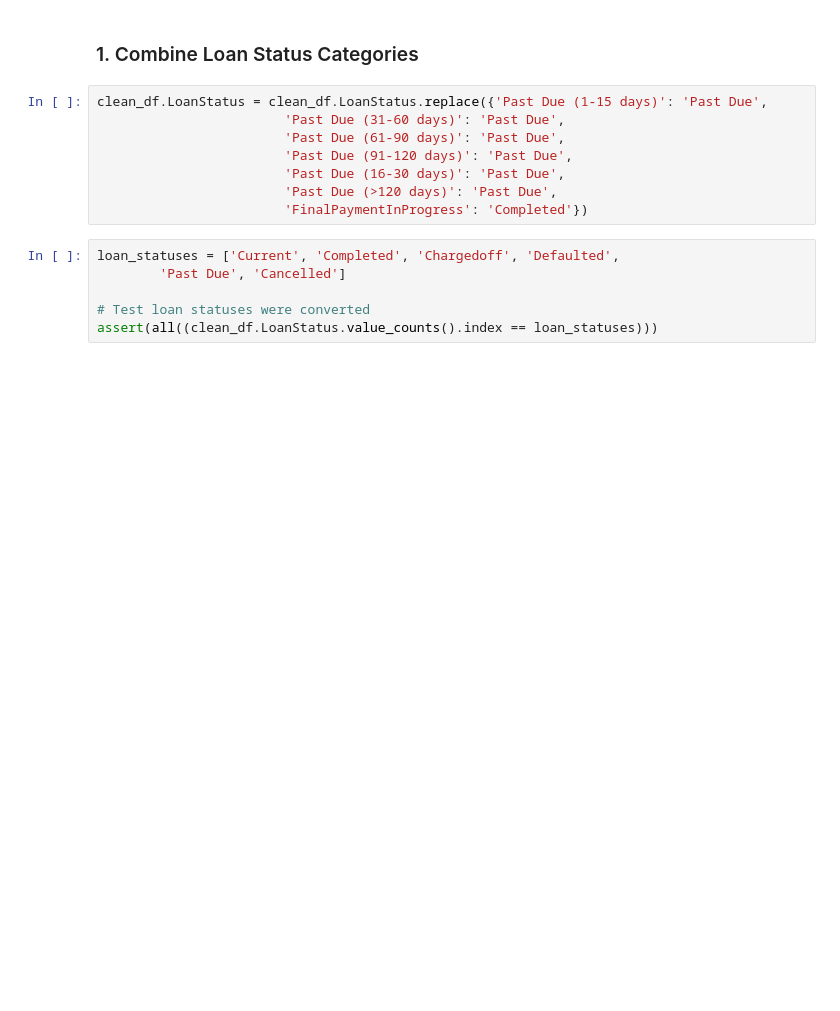
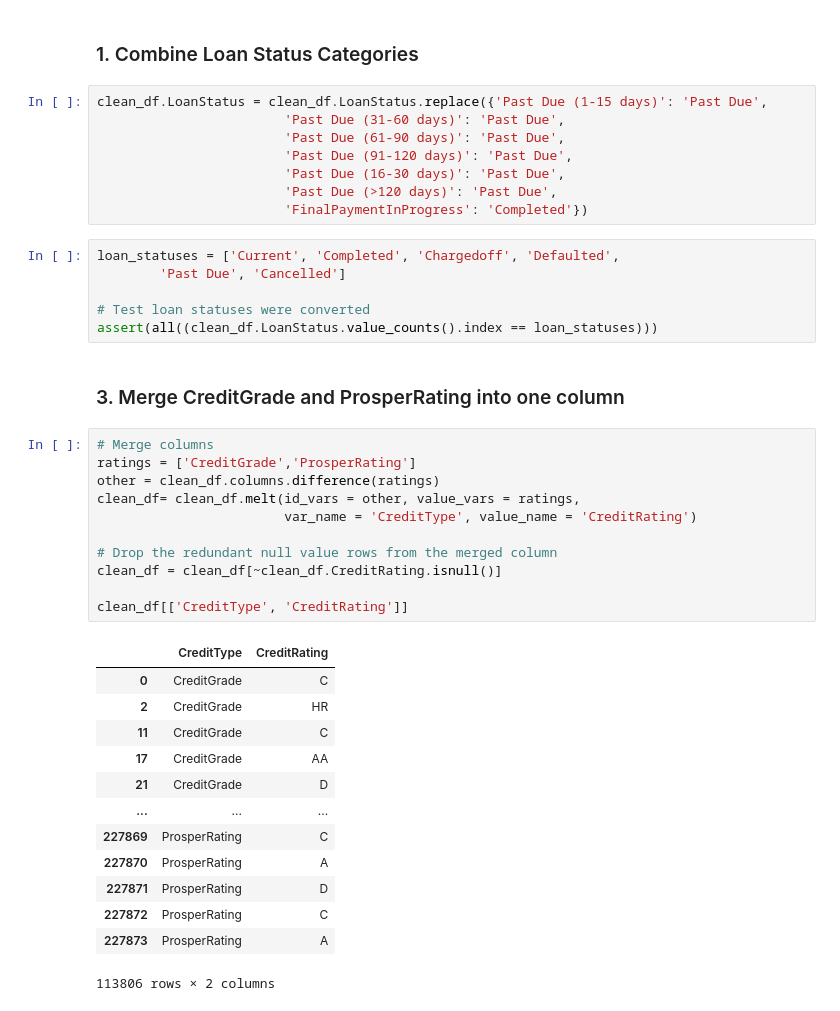
Before and after one commit to tristenwallace/prosper_loan_data_analysis, a Jupyter notebook: src/loan_analysis_explore.ipynb, the cells around one changed output. Cells and saved outputs as stored; diff of their text form; blank space fills up the shorter version.

Commit message:
clean: Merge rating columns

```diff
--- a/src/loan_analysis_explore.ipynb
+++ b/src/loan_analysis_explore.ipynb
@@ -151,3 +328,30 @@ loan_statuses = ['Current', 'Completed', 'Chargedoff', 'Defaulted',
 
 # Test loan statuses were converted
 assert(all((clean_df.LoanStatus.value_counts().index == loan_statuses)))
+# %% [markdown]
+### 3. Merge CreditGrade and ProsperRating into one column
+# %%
+# Merge columns
+ratings = ['CreditGrade','ProsperRating']
+other = clean_df.columns.difference(ratings)
+clean_df= clean_df.melt(id_vars = other, value_vars = ratings,
+                        var_name = 'CreditType', value_name = 'CreditRating')
+
+# Drop the redundant null value rows from the merged column
+clean_df = clean_df[~clean_df.CreditRating.isnull()]
+
+clean_df[['CreditType', 'CreditRating']]
+# %% [output]
+|  | CreditType | CreditRating |
+| 0 | CreditGrade | C |
+| 2 | CreditGrade | HR |
+| 11 | CreditGrade | C |
+| 17 | CreditGrade | AA |
+| 21 | CreditGrade | D |
+| ... | ... | ... |
+| 227869 | ProsperRating | C |
+| 227870 | ProsperRating | A |
+| 227871 | ProsperRating | D |
+| 227872 | ProsperRating | C |
+| 227873 | ProsperRating | A |
+113806 rows × 2 columns
```
Also changed, not shown: parts of 17 cells of this notebook.
